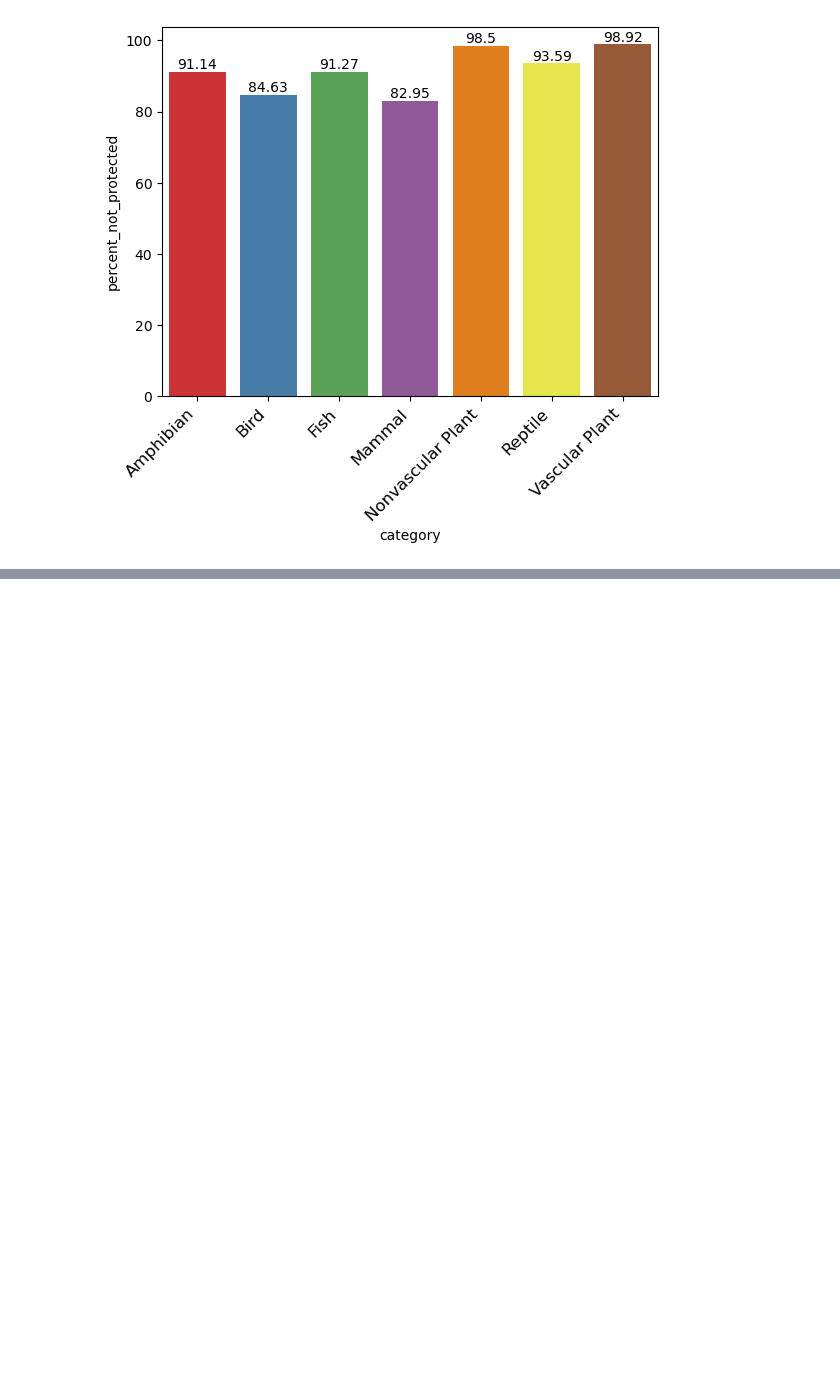
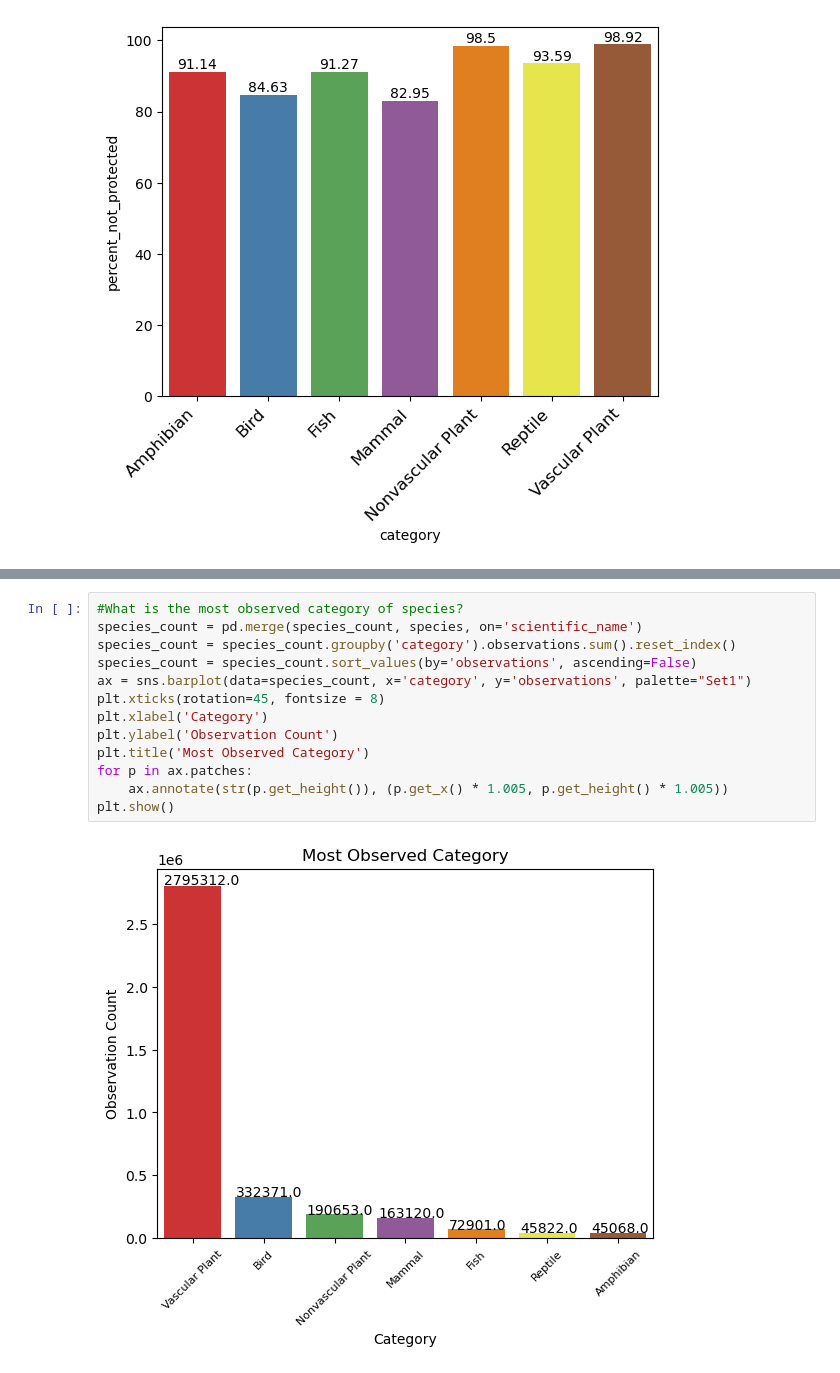
Before and after one commit to unclethien/National_Parks_Service_Project, a Jupyter notebook: biodiversity.ipynb, the cells around one changed output, grey strips where cells are left out. Drawn from its saved outputs; the diff is of its cells as text; blank space fills up the shorter version.

```diff
--- a/biodiversity.ipynb
+++ b/biodiversity.ipynb
@@ -282,0 +315,15 @@ for i in ax.containers:
+# %%
+#What is the most observed category of species?
+species_count = pd.merge(species_count, species, on='scientific_name')
+species_count = species_count.groupby('category').observations.sum().reset_index()
+species_count = species_count.sort_values(by='observations', ascending=False)
+ax = sns.barplot(data=species_count, x='category', y='observations', palette="Set1")
+plt.xticks(rotation=45, fontsize = 8)
+plt.xlabel('Category')
+plt.ylabel('Observation Count')
+plt.title('Most Observed Category')
+for p in ax.patches:
+    ax.annotate(str(p.get_height()), (p.get_x() * 1.005, p.get_height() * 1.005))
+plt.show()
+# %% [output]
+[figure, added]
```
Also changed, not shown: parts of 4 cells of this notebook.
